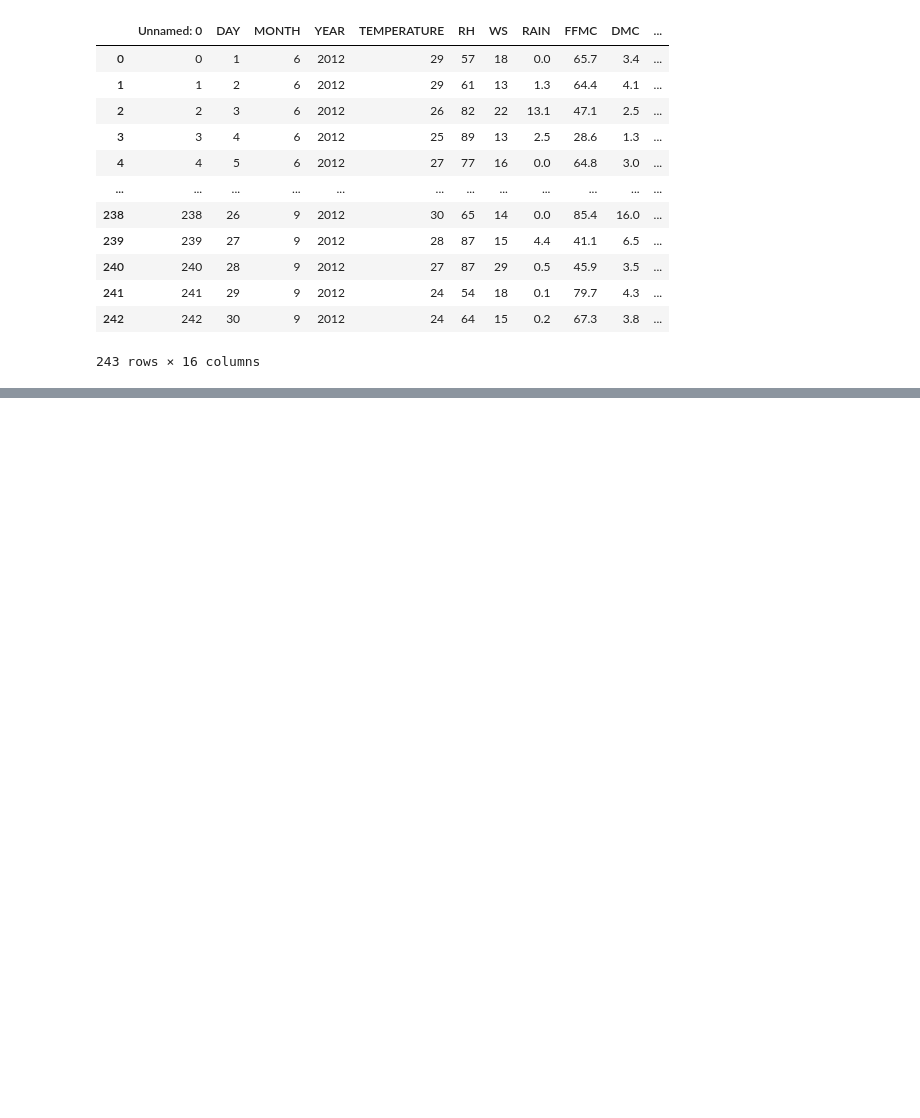
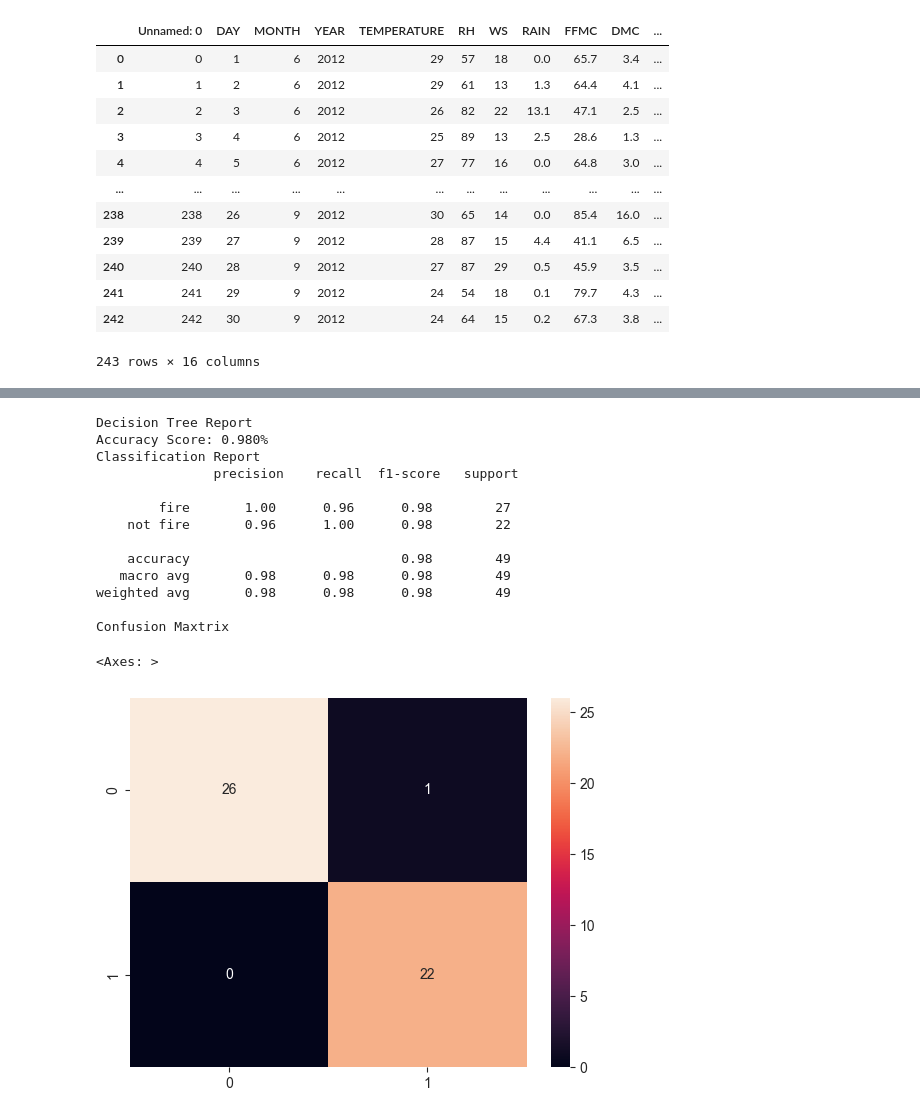
Before and after one commit to Muhammed-tech1/Forest-fire-prediction1, a Jupyter notebook: notebooks/04 EDA.ipynb, the cells around one changed output, grey strips where cells are left out. Cells and saved outputs as stored; diff of their text form; code cells hidden in the pictures; blank space fills up the shorter version.

```diff
--- a/notebooks/04 EDA.ipynb
+++ b/notebooks/04 EDA.ipynb
@@ -75,0 +155,39 @@ RandomForestClassifier()
+# %%
+# 2. Decision Tree
+
+from sklearn.tree import DecisionTreeClassifier
+
+dtree = DecisionTreeClassifier()
+
+# training
+dtree.fit(X_train_scaled, y_train)
+
+# prediction
+dtree_pred = dtree.predict(X_test_scaled)
+
+# evaluate
+score = accuracy_score(y_test, dtree_pred)
+cr = classification_report(y_test, dtree_pred)
+
+print("Decision Tree Report")
+print(f"Accuracy Score: {score:.3f}%")
+print("Classification Report\n",cr)
+
+print("Confusion Maxtrix\n")
+sns.heatmap(confusion_matrix(y_test, dtree_pred), annot=True)
+# %% [output]
+Decision Tree Report
+Accuracy Score: 0.980%
+Classification Report
+               precision    recall  f1-score   support
+
+        fire       1.00      0.96      0.98        27
+    not fire       0.96      1.00      0.98        22
+
+    accuracy                           0.98        49
+   macro avg       0.98      0.98      0.98        49
+weighted avg       0.98      0.98      0.98        49
+
+Confusion Maxtrix
+<Axes: >
+[figure, added]
```
Also changed, not shown: parts of 17 cells of this notebook, 1 other file.
